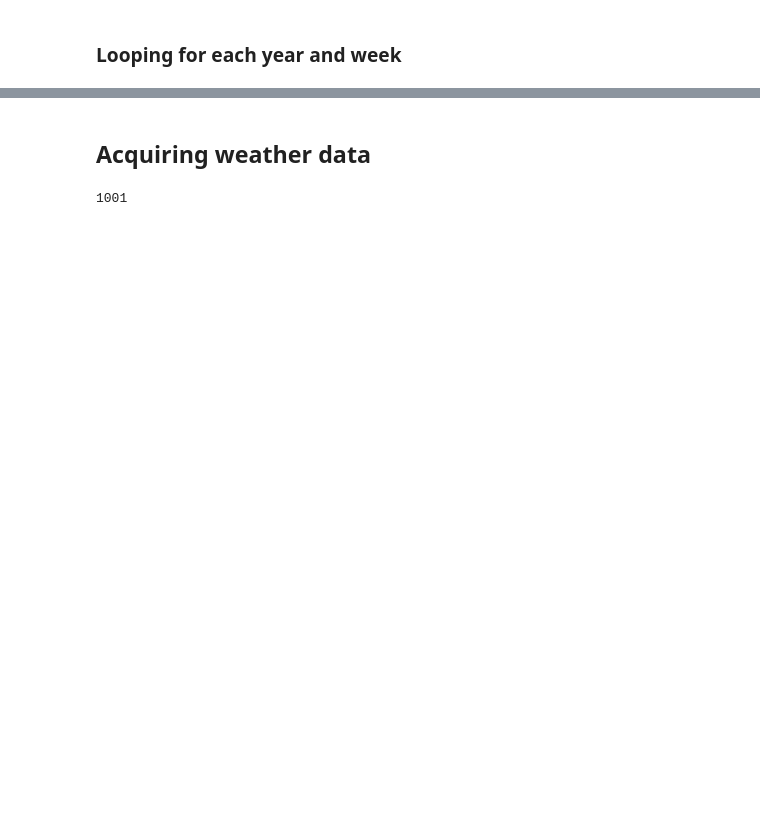
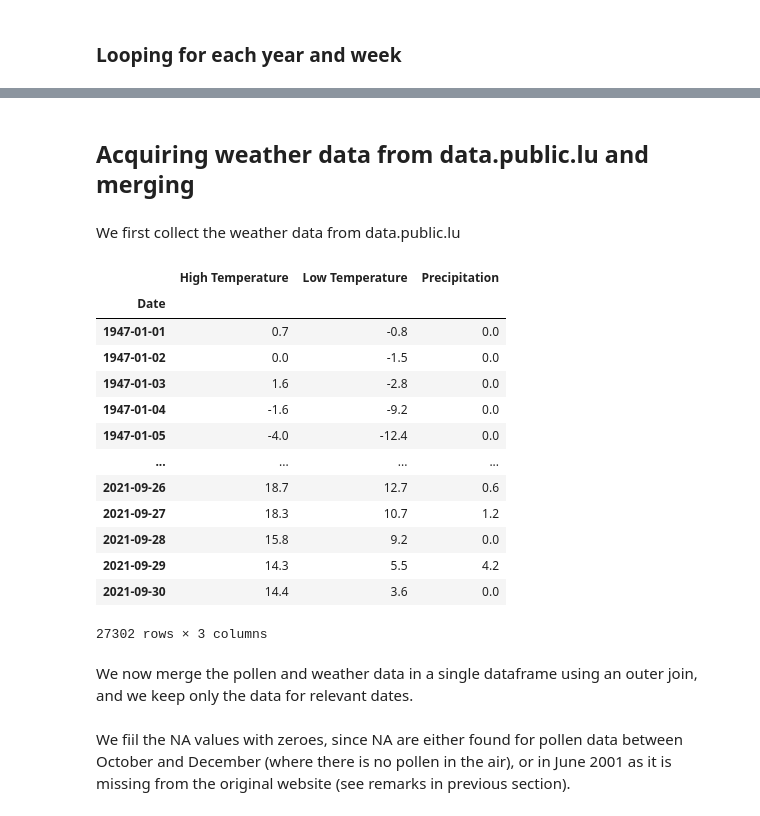
Before and after one commit to Alligo324/LuxPollen, a Jupyter notebook: LuxPollen.ipynb, the cells around one changed output, grey strips where cells are left out. Saved outputs shown, nothing was run; the diff lists cells and outputs as text; code cells hidden in the pictures; blank space fills up the shorter version.

```diff
--- a/LuxPollen.ipynb
+++ b/LuxPollen.ipynb
@@ -160,3 +136,5 @@ result
 # %% [markdown]
-## Acquiring weather data
+## Acquiring weather data from data.public.lu and merging
+# %% [markdown]
+We first collect the weather data from data.public.lu
 # %%
@@ -164,4 +144,19 @@ https://data.public.lu/en/datasets/r/a67bd8c0-b036-4761-b161-bdab272302e5
-# %%
-len(test_list)
-# %% [output]
-1001
+# %%
+weather_data
+# %% [output]
+|  | High Temperature | Low Temperature | Precipitation |
+| Date |  |  |  |
+| 1947-01-01 | 0.7 | -0.8 | 0.0 |
+| 1947-01-02 | 0.0 | -1.5 | 0.0 |
+| 1947-01-03 | 1.6 | -2.8 | 0.0 |
+| 1947-01-04 | -1.6 | -9.2 | 0.0 |
+| 1947-01-05 | -4.0 | -12.4 | 0.0 |
+| ... | ... | ... | ... |
+| 2021-09-26 | 18.7 | 12.7 | 0.6 |
+| 2021-09-27 | 18.3 | 10.7 | 1.2 |
+| 2021-09-28 | 15.8 | 9.2 | 0.0 |
+| 2021-09-29 | 14.3 | 5.5 | 4.2 |
+| 2021-09-30 | 14.4 | 3.6 | 0.0 |
+27302 rows × 3 columns
+# %% [markdown]
+We now merge the pollen and weather data in a single dataframe using an outer join, and we keep only the data for relevant dates.
@@ -167,0 +166,2 @@ len(test_list)
+# %% [markdown]
+We fiil the NA values with zeroes, since NA are either found for pollen data between October and December (where there is no pollen in the air), or in June 2001 as it is missing from the original website (see remarks in previous section).
```
Also changed, not shown: parts of 30 cells of this notebook.
